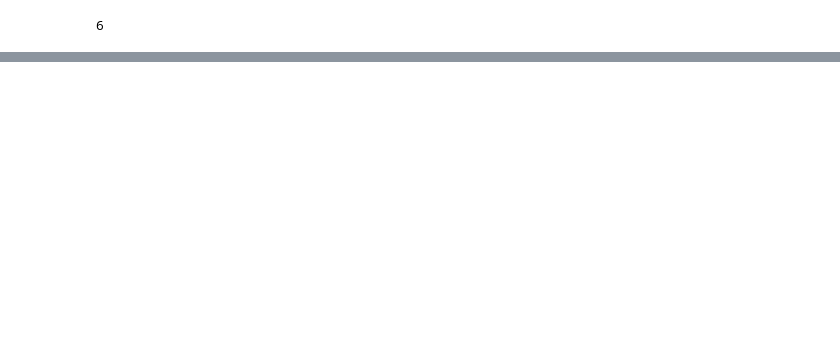
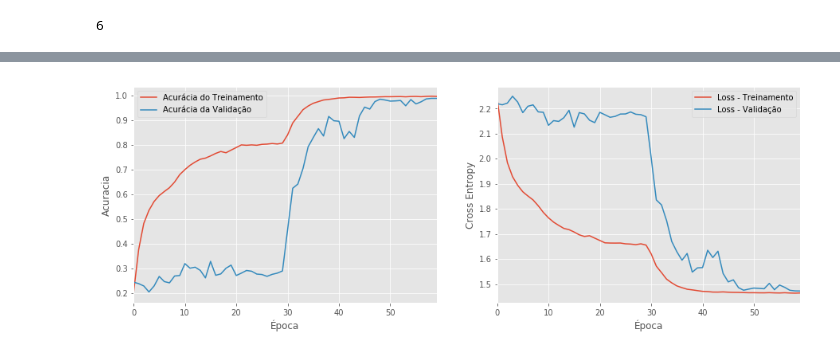
Before and after one commit to joaopamaral/tcc_puc_cdbd, a Jupyter notebook: Model_StateFarm_DistractedDriver.ipynb, the cells around one changed output, grey strips where cells are left out. Saved outputs shown, nothing was run; the diff lists cells and outputs as text; code cells hidden in the pictures; blank space fills up the shorter version.

```diff
--- a/Model_StateFarm_DistractedDriver.ipynb
+++ b/Model_StateFarm_DistractedDriver.ipynb
@@ -429,0 +292,4 @@ labeled_ds
+# %%
+epochs = 10
+compile_model(model, learning_rate=0.0001)
+history_2 = model.fit(train_ds, epochs=epochs, validation_data=valid_ds)
@@ -429,0 +314,6 @@ labeled_ds
+# %%
+epochs = 30
+
+model.layers[0].trainable = True
+compile_model(model, learning_rate=0.0001)
+history_3 = model.fit(train_ds, epochs=epochs, validation_data=valid_ds)
@@ -429,0 +374,4 @@ labeled_ds
+# %%
+histories = [history_1, history_2, history_3]
+
+history_df = pd.concat([pd.DataFrame(h.history) for h in histories], ignore_index=True)
@@ -429,0 +384,4 @@ labeled_ds
+# %%
+history_df = pd.read_parquet(os.path.join(root_output_local, 'history.parquet')
+
+history_df.head()
@@ -429,0 +395,18 @@ labeled_ds
+# %%
+fig, (ax1, ax2) = plt.subplots(1, 2, figsize=(15,5))
+
+history_df.accuracy.plot(ax=ax1, label='Acurácia do Treinamento')
+history_df.val_accuracy.plot(ax=ax1, label='Acurácia da Validação')
+ax1.set_xlabel('Época')
+ax1.set_ylabel('Acuracia')
+ax1.legend()
+
+history_df.loss.plot(ax=ax2, label='Loss - Treinamento')
+history_df.val_loss.plot(ax=ax2, label='Loss - Validação')
+ax2.set_xlabel('Época')
+ax2.set_ylabel('Cross Entropy')
+ax2.legend()
+
+fig.show()
+# %% [output]
+[figure, added]
```
Also changed, not shown: parts of 66 cells of this notebook, 3 other files.
